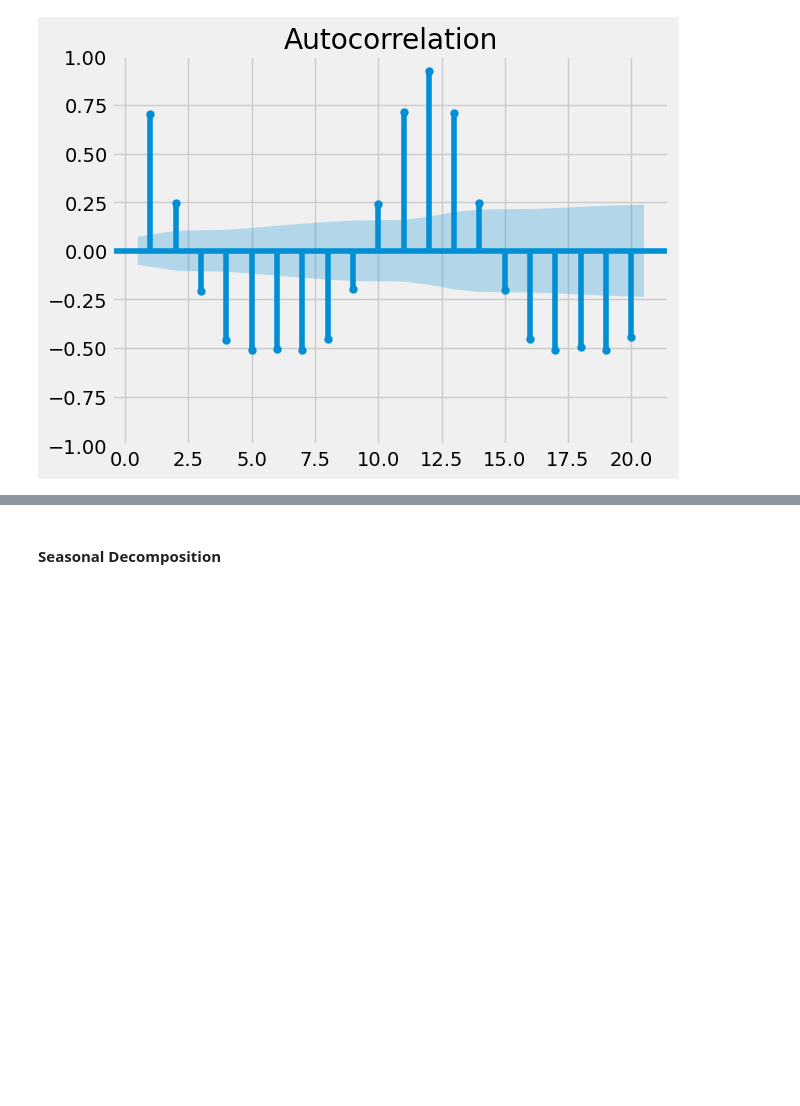
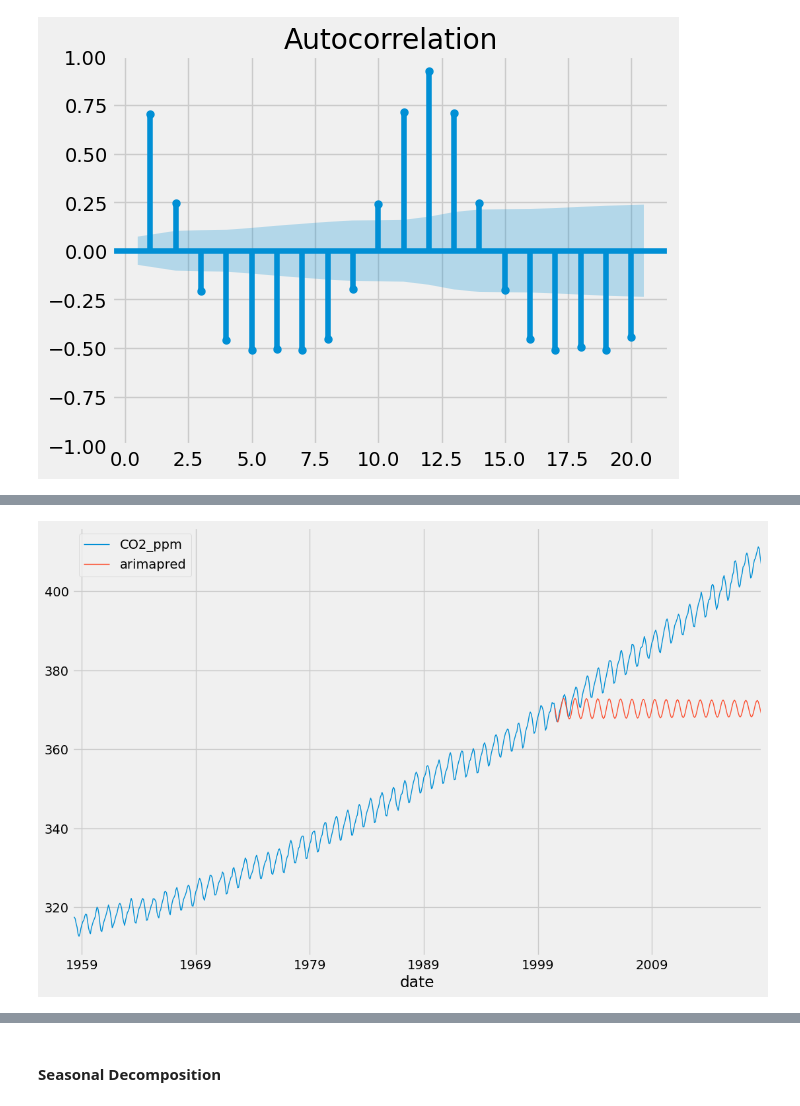
Before and after one commit to debhere/Experiments, a Jupyter notebook: CO2 Levels/co2_levels_V0.1.ipynb, the cells around one changed output, grey strips where cells are left out. Drawn from its saved outputs; the diff is of its cells as text; code cells hidden in the pictures; blank space fills up the shorter version.

```diff
--- a/CO2 Levels/co2_levels_V0.1.ipynb
+++ b/CO2 Levels/co2_levels_V0.1.ipynb
@@ -143,0 +144,6 @@ p:3, q:9, aic:1026.1241509141432
+# %%
+best = ARIMA(train[['CO2_ppm']], order=(3,1,9))
+fitted = best.fit()
+predictions = fitted.predict(start=test.index[0], end=test.index[-1])
+# %%
+co2['arimapred'] = predictions
@@ -143,0 +160,7 @@ p:3, q:9, aic:1026.1241509141432
+# %%
+ax = co2['CO2_ppm'].plot(linewidth=1, figsize=(12,8))
+co2['arimapred'].plot(linewidth=1, ax=ax)
+plt.legend()
+plt.show()
+# %% [output]
+[figure, added]
```
Also changed, not shown: parts of 6 cells of this notebook.
